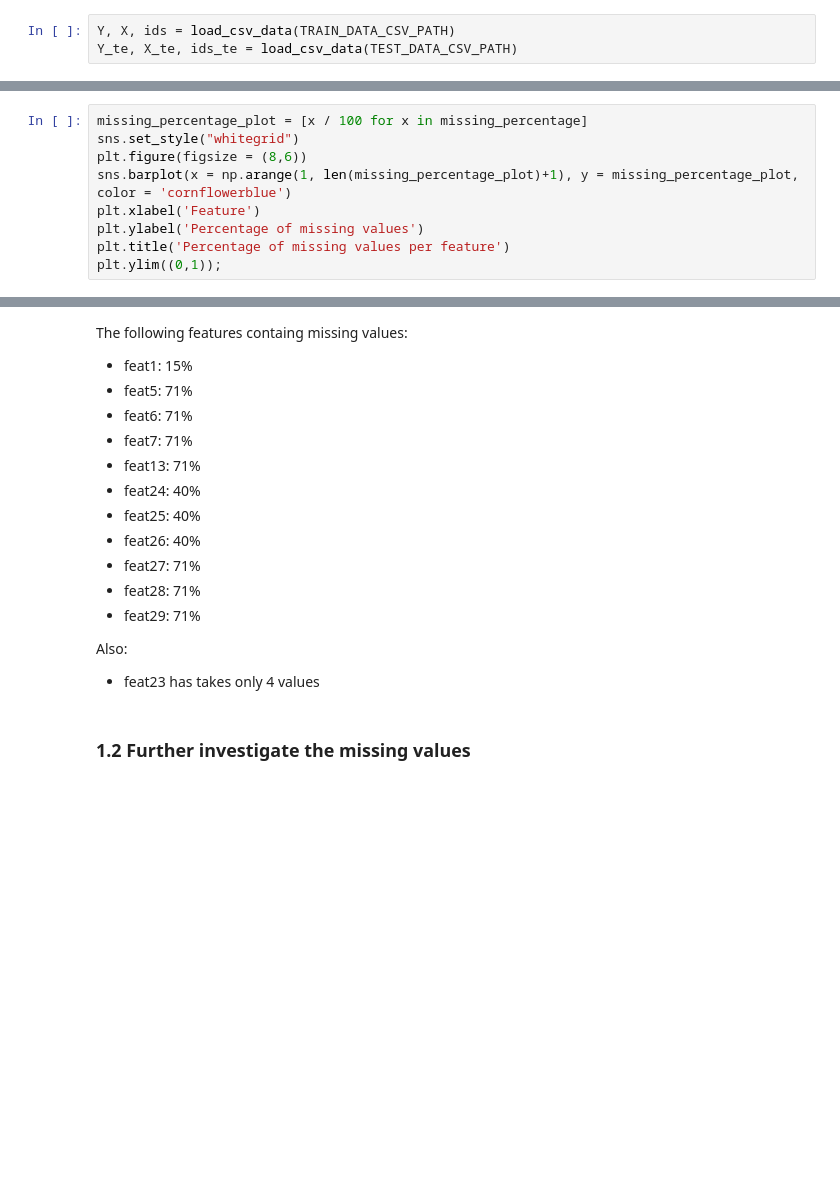
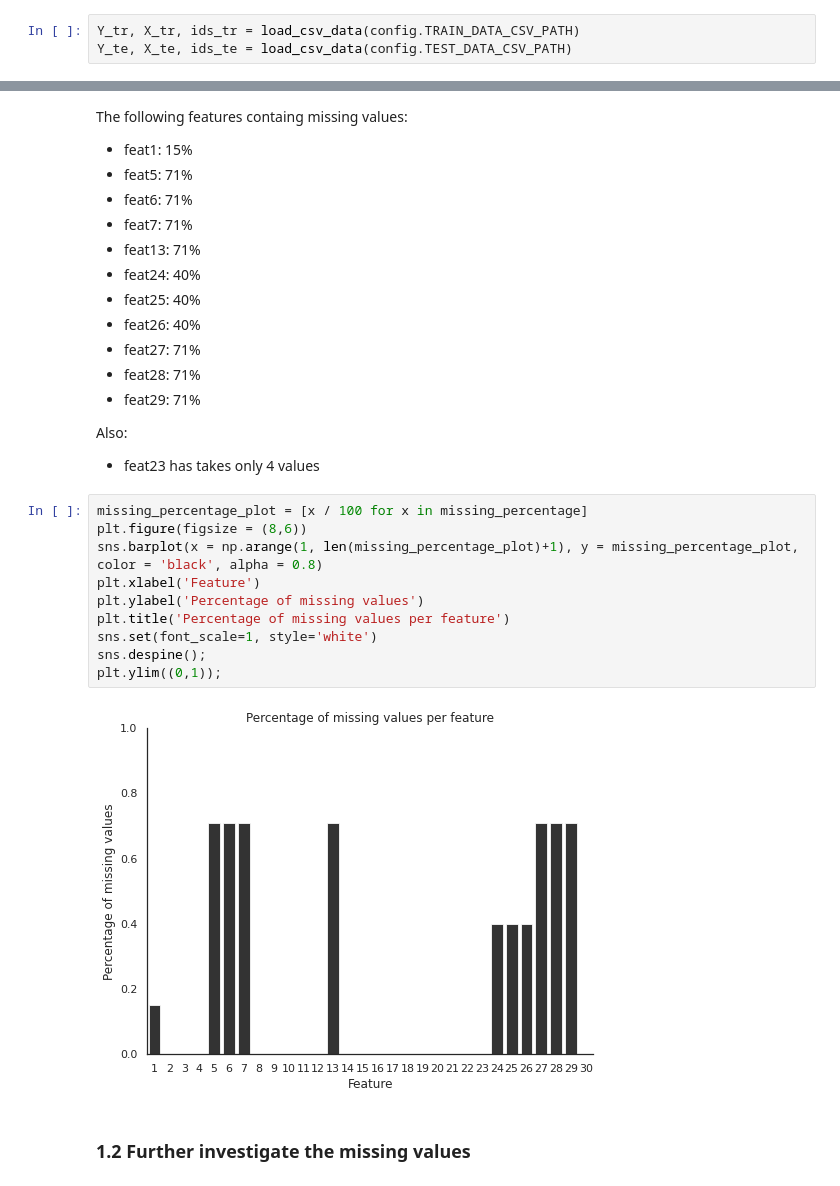
Before and after one commit to xavoliva6/ml-higgs-boson, a Jupyter notebook: project1/scripts/exploratory_data_analysis.ipynb, the cells around one changed output, grey strips where cells are left out. Drawn from its saved outputs; the diff is of its cells as text; blank space fills up the shorter version.

```diff
--- a/project1/scripts/exploratory_data_analysis.ipynb
+++ b/project1/scripts/exploratory_data_analysis.ipynb
@@ -30,6 +29,6 @@ InteractiveShell.ast_node_interactivity = "last_expr"
 # %%
-Y, X, ids = load_csv_data(TRAIN_DATA_CSV_PATH)
-Y_te, X_te, ids_te = load_csv_data(TEST_DATA_CSV_PATH)
+Y_tr, X_tr, ids_tr = load_csv_data(config.TRAIN_DATA_CSV_PATH)
+Y_te, X_te, ids_te = load_csv_data(config.TEST_DATA_CSV_PATH)
 # %%
 # Use pandas to take a glimpse at the data
 col = ["feat{}".format(indx+1) for indx in range(30)]
@@ -83,12 +82,3 @@ Feature 30: Has 0 missing values ==> 0.0%!
 Mean 73.06459138400002 and Variance 9607.0315706368
 Number of unique Elements: 103559
 [   0.      30.      30.001 ... 1575.861 1606.872 1633.433]
-# %%
-missing_percentage_plot = [x / 100 for x in missing_percentage]
-sns.set_style("whitegrid")
-plt.figure(figsize = (8,6))
-sns.barplot(x = np.arange(1, len(missing_percentage_plot)+1), y = missing_percentage_plot, color = 'cornflowerblue')
-plt.xlabel('Feature')
-plt.ylabel('Percentage of missing values')
-plt.title('Percentage of missing values per feature')
-plt.ylim((0,1));
@@ -111,6 +99,18 @@ The following features containg missing values:
 
 Also:
 * feat23 has takes only 4 values
+# %%
+missing_percentage_plot = [x / 100 for x in missing_percentage]
+plt.figure(figsize = (8,6))
+sns.barplot(x = np.arange(1, len(missing_percentage_plot)+1), y = missing_percentage_plot, color = 'black', alpha = 0.8)
+plt.xlabel('Feature')
+plt.ylabel('Percentage of missing values')
+plt.title('Percentage of missing values per feature')
+sns.set(font_scale=1, style='white')
+sns.despine();
+plt.ylim((0,1));
+# %% [output]
+[figure, added]
 # %% [markdown]
 ### 1.2 Further investigate the missing values
 # %%
```
Also changed, not shown: parts of 11 cells of this notebook, 3 other files.
